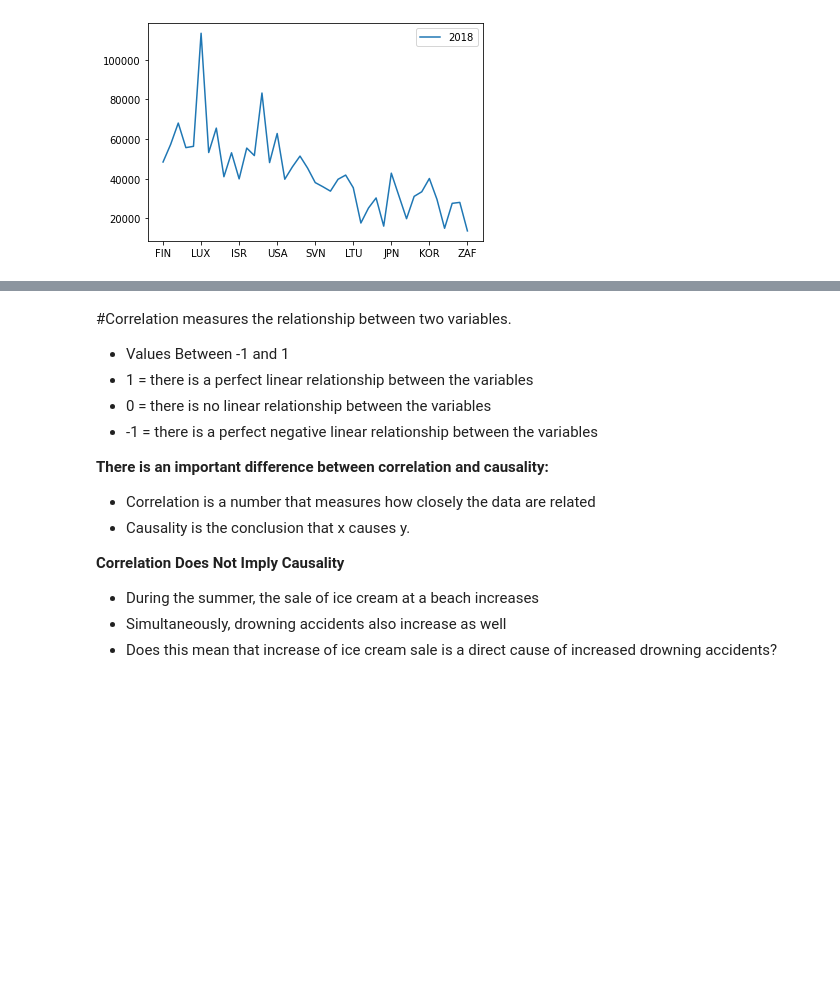
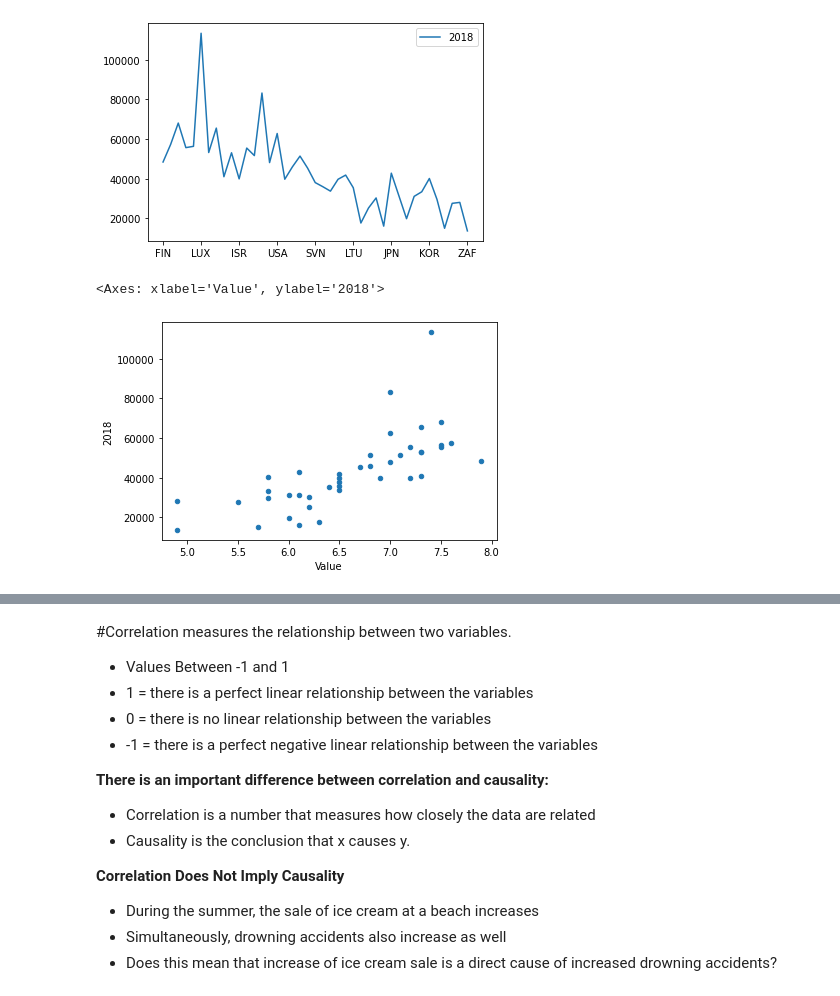
Before and after one commit to arthuremanuel/Artificial_Intelligence_Classes, a Jupyter notebook: IA_Aula_01_Introdução_Análise_Exploratória.ipynb, the cells around one changed output, grey strips where cells are left out. Saved outputs shown, nothing was run; the diff lists cells and outputs as text; code cells hidden in the pictures; blank space fills up the shorter version.

```diff
--- a/IA_Aula_01_Introdução_Análise_Exploratória.ipynb
+++ b/IA_Aula_01_Introdução_Análise_Exploratória.ipynb
@@ -276,3 +288,8 @@ df[['2018']].plot()
 # %% [output]
 <Axes: >
 [figure]
+# %%
+df.plot(kind = 'scatter', x = 'Value', y = '2018')
+# %% [output]
+<Axes: xlabel='Value', ylabel='2018'>
+[figure, added]
```
Also changed, not shown: parts of 17 cells of this notebook.
